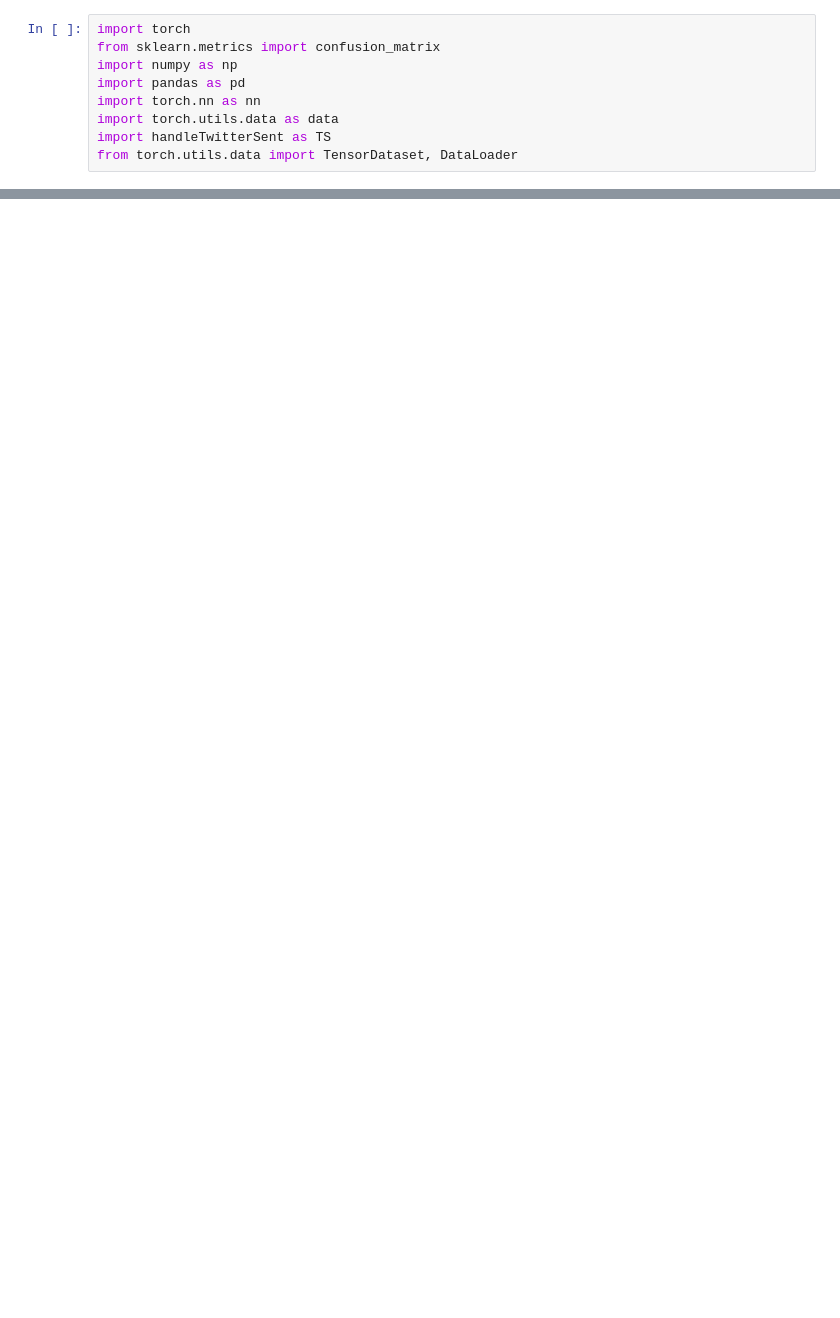
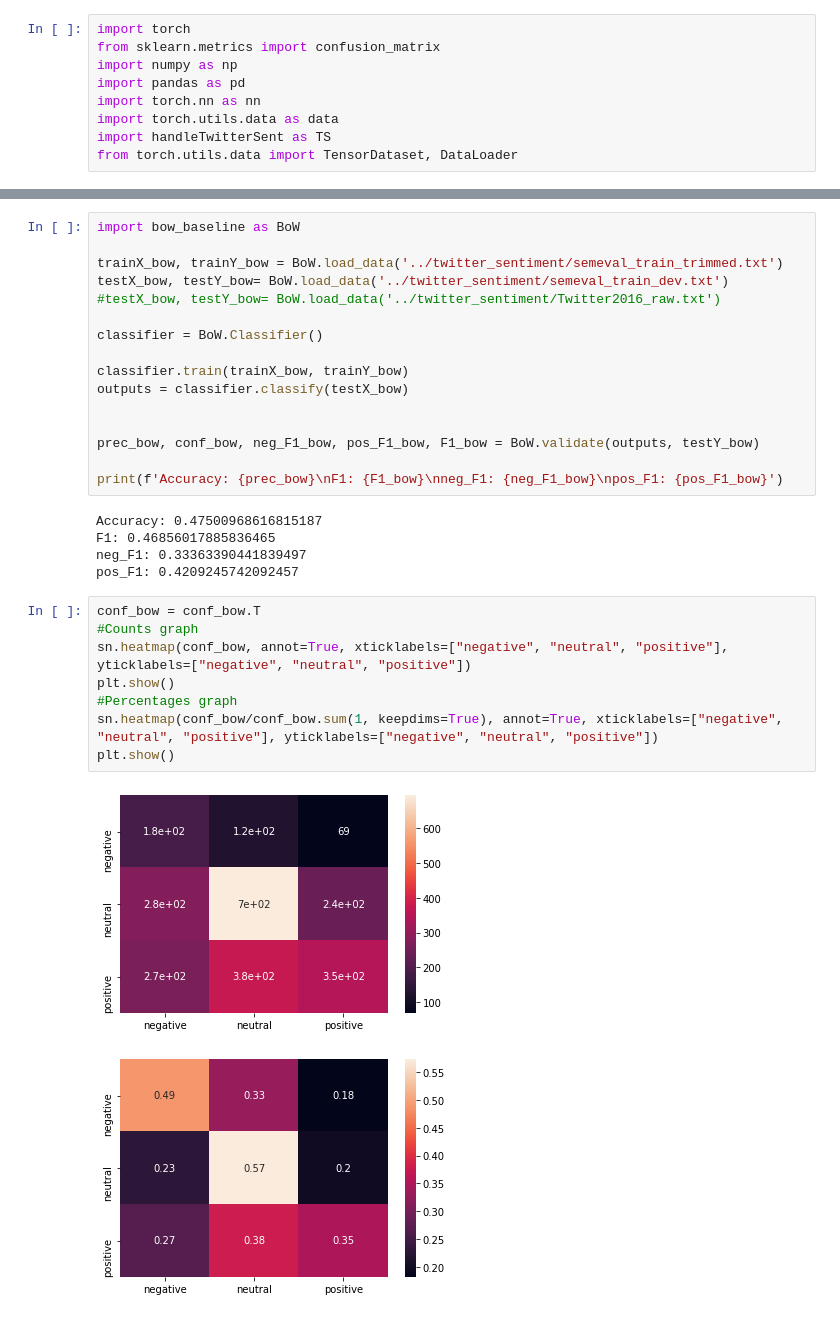
Before and after one commit to jbajaj1/faketweets, a Jupyter notebook: faketweets_pres.ipynb, the cells around one changed output, grey strips where cells are left out. Cells and saved outputs as stored; diff of their text form; blank space fills up the shorter version.

```diff
--- a/faketweets_pres.ipynb
+++ b/faketweets_pres.ipynb
@@ -137,0 +152,32 @@ Num Unknown Words: 31752
+# %%
+import bow_baseline as BoW
+
+trainX_bow, trainY_bow = BoW.load_data('../twitter_sentiment/semeval_train_trimmed.txt')
+testX_bow, testY_bow= BoW.load_data('../twitter_sentiment/semeval_train_dev.txt')
+#testX_bow, testY_bow= BoW.load_data('../twitter_sentiment/Twitter2016_raw.txt')
+
+classifier = BoW.Classifier()
+
+classifier.train(trainX_bow, trainY_bow)
+outputs = classifier.classify(testX_bow)
+
+
+prec_bow, conf_bow, neg_F1_bow, pos_F1_bow, F1_bow = BoW.validate(outputs, testY_bow)
+
+print(f'Accuracy: {prec_bow}\nF1: {F1_bow}\nneg_F1: {neg_F1_bow}\npos_F1: {pos_F1_bow}')
+# %% [output]
+Accuracy: 0.47500968616815187
+F1: 0.46856017885836465
+neg_F1: 0.33363390441839497
+pos_F1: 0.4209245742092457
+# %%
+conf_bow = conf_bow.T
+#Counts graph
+sn.heatmap(conf_bow, annot=True, xticklabels=["negative", "neutral", "positive"], yticklabels=["negative", "neutral", "positive"])
+plt.show()
+#Percentages graph
+sn.heatmap(conf_bow/conf_bow.sum(1, keepdims=True), annot=True, xticklabels=["negative", "neutral", "positive"], yticklabels=["negative", "neutral", "positive"])
+plt.show()
+# %% [output]
+[figure, added]
+[figure, added]
```
Also changed, not shown: parts of 6 cells of this notebook, 1 other file.
